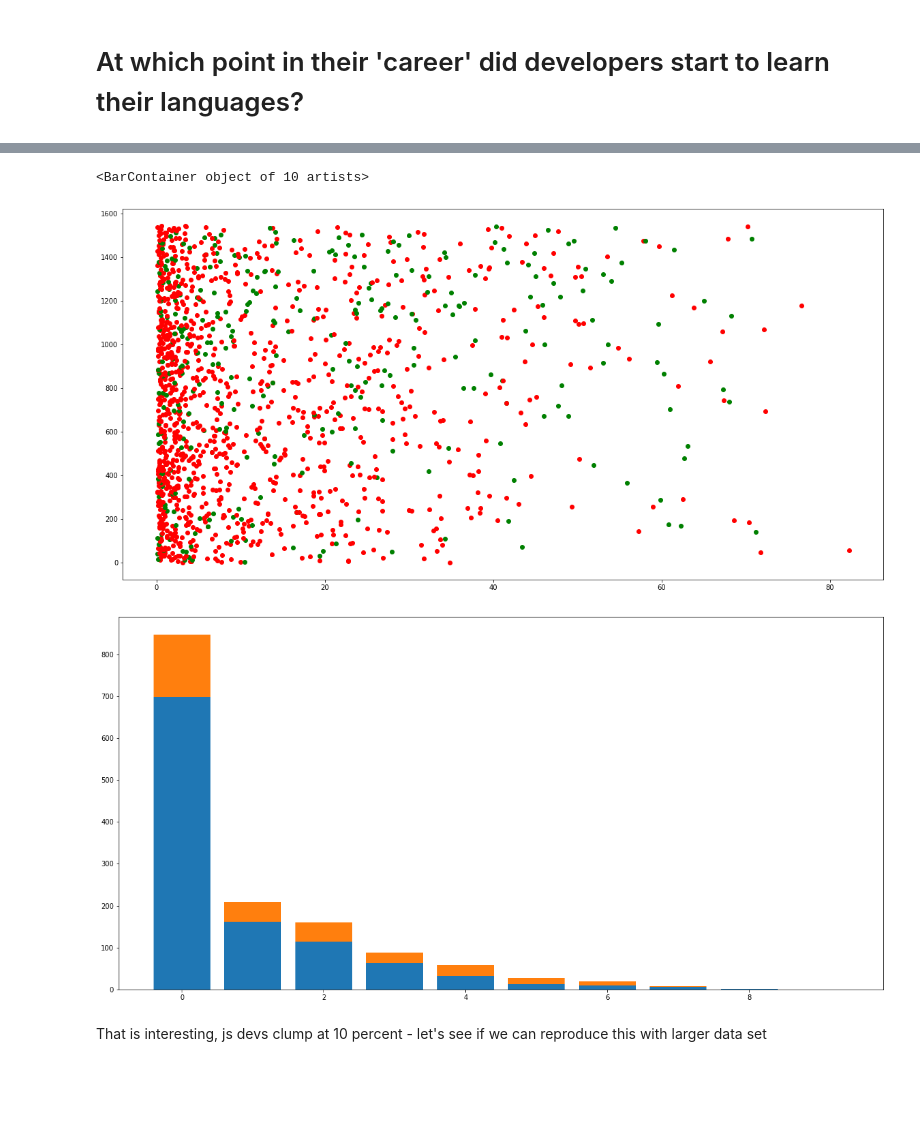
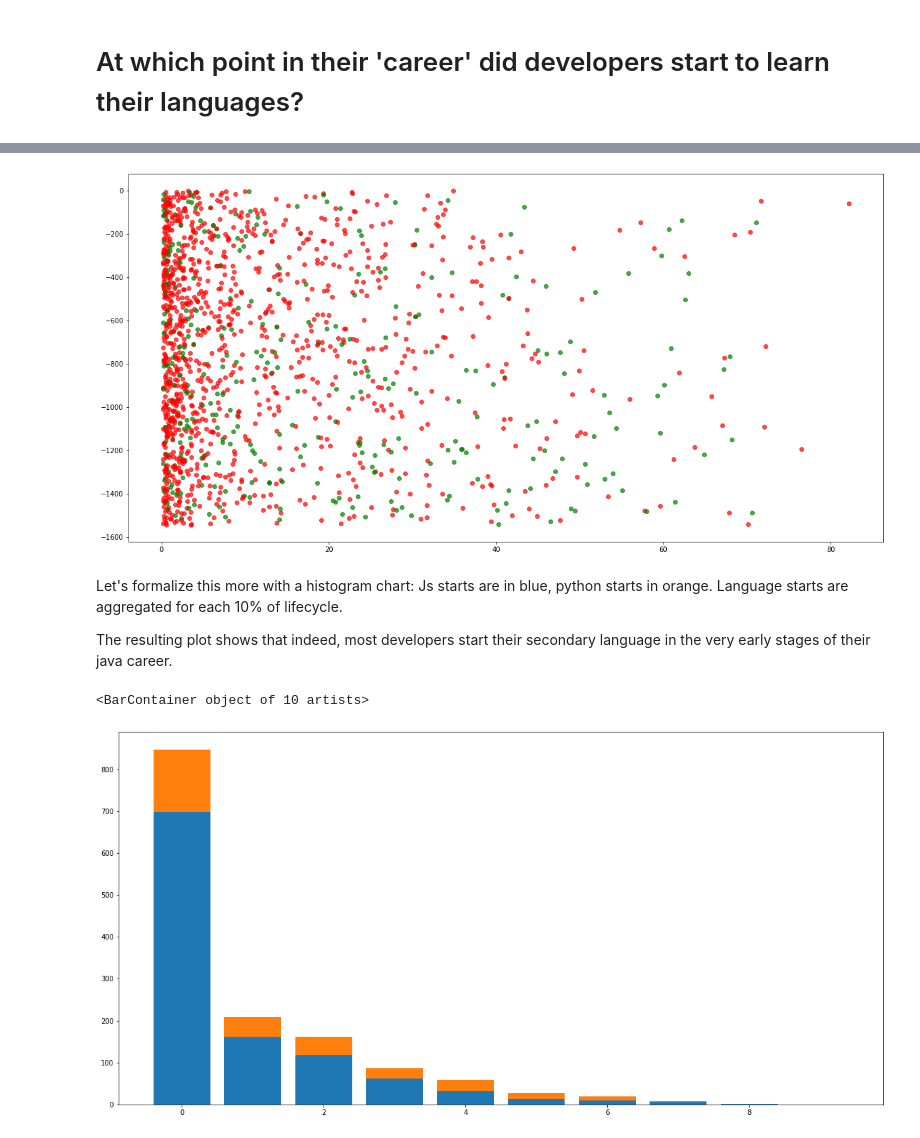
Before and after one commit to LeonBein/CRM20, a Jupyter notebook: UserAnalysis.ipynb, the cells around one changed output, grey strips where cells are left out. Saved outputs shown, nothing was run; the diff lists cells and outputs as text; code cells hidden in the pictures; blank space fills up the shorter version.

```diff
--- a/UserAnalysis.ipynb
+++ b/UserAnalysis.ipynb
@@ -72,8 +13,0 @@ repos = list(map(urlMap, testUserRepos['url']))
-# %%
-start = time.time()
-with Pool(int(multiprocessing.cpu_count()/4)) as pool:
-    allMetrics = pool.map(functools.partial(averageMetricPerCommitForRepo, metricFunction=repoAnalysis.lambdaDensity), repos)
-allMetrics = list(map(lambda wrap: wrap.data, allMetrics))
-chainMap = collections.ChainMap(*allMetrics)
-end = time.time()
-print('Total Time used: '+str(end - start))
@@ -149,0 +20,6 @@ plotByDate(metrics)
+# %%
+polyglots = dbUtils.runQuery('''
+    SELECT * FROM crm20.lb_polyglots
+    ORDER BY (SELECT SUM(s) FROM UNNEST(sec_loc) s) DESC
+''', True)
+display(polyglots)
@@ -153,8 +48,8 @@ for index, row in polyglots.iterrows():
     javastart = row['java_start']
     langs = row['secondary_languages']
     starts = row['sec_start']
-    pyplot.plot_date([javastart], [index+10], 'ob')
+    pyplot.plot_date([javastart], [-index], 'ob', alpha=0.7)
     for lang, start in zip(langs, starts):
         color = 'r' if lang == 'js' else 'g'
-        pyplot.plot_date([start], [index+10], 'o'+color)
+        pyplot.plot_date([start], [-index], 'o'+color, alpha=0.7)
 # %% [output]
@@ -164,33 +61,34 @@ for index, row in polyglots.iterrows():
 # %%
 import time
 import pandas
 pyplot.figure(figsize=(20, 10))
 
 numGroups = 10
 groups = {'js' : [0] * numGroups, 'py': [0] * numGroups}
-
 
 for index, row in polyglots.iterrows():
     javastart = row['java_start']
     langs = row['secondary_languages']
     starts = row['sec_start']
     period = pandas.Timestamp.today()-javastart
     #pyplot.plot_date([javastart, javastart], [0, index], '-b')
     for lang, start in zip(langs, starts):
         color = 'r' if lang == 'js' else 'g'
         delta = (start-javastart)
         if(delta > pandas.Timedelta(days=3)):
             percent = delta/period*100
             groups[lang][int(percent/numGroups)] = groups[lang][int(percent/numGroups)]+1
-            pyplot.plot([percent], [index], 'o'+color)
-
-
-pyplot.figure(figsize=(20, 10))
-pyplot.bar(range(numGroups), groups['js'])
-pyplot.bar(range(numGroups), groups['py'], bottom = groups['js'])
+            pyplot.plot([percent], [-index], 'o'+color, alpha=0.7)
 # %% [output]
-<BarContainer object of 10 artists>
-[figure, old version]
+[figure, new version]
-[figure, removed]
-# %% [markdown]
-That is interesting, js devs clump at 10 percent - let's see if we can reproduce this with larger data set
+# %% [markdown]
+Let's formalize this more with a histogram chart: Js starts are in blue, python starts in orange. Language starts are aggregated for each 10% of lifecycle.
+
+The resulting plot shows that indeed, most developers start their secondary language in the very early stages of their java career.
+# %%
+pyplot.figure(figsize=(20, 10))
+pyplot.bar(range(numGroups), groups['js'])
+pyplot.bar(range(numGroups), groups['py'], bottom = groups['js'])
+# %% [output]
+<BarContainer object of 10 artists>
+[figure, added]
```
Also changed, not shown: parts of 28 cells of this notebook, 1 other file.
